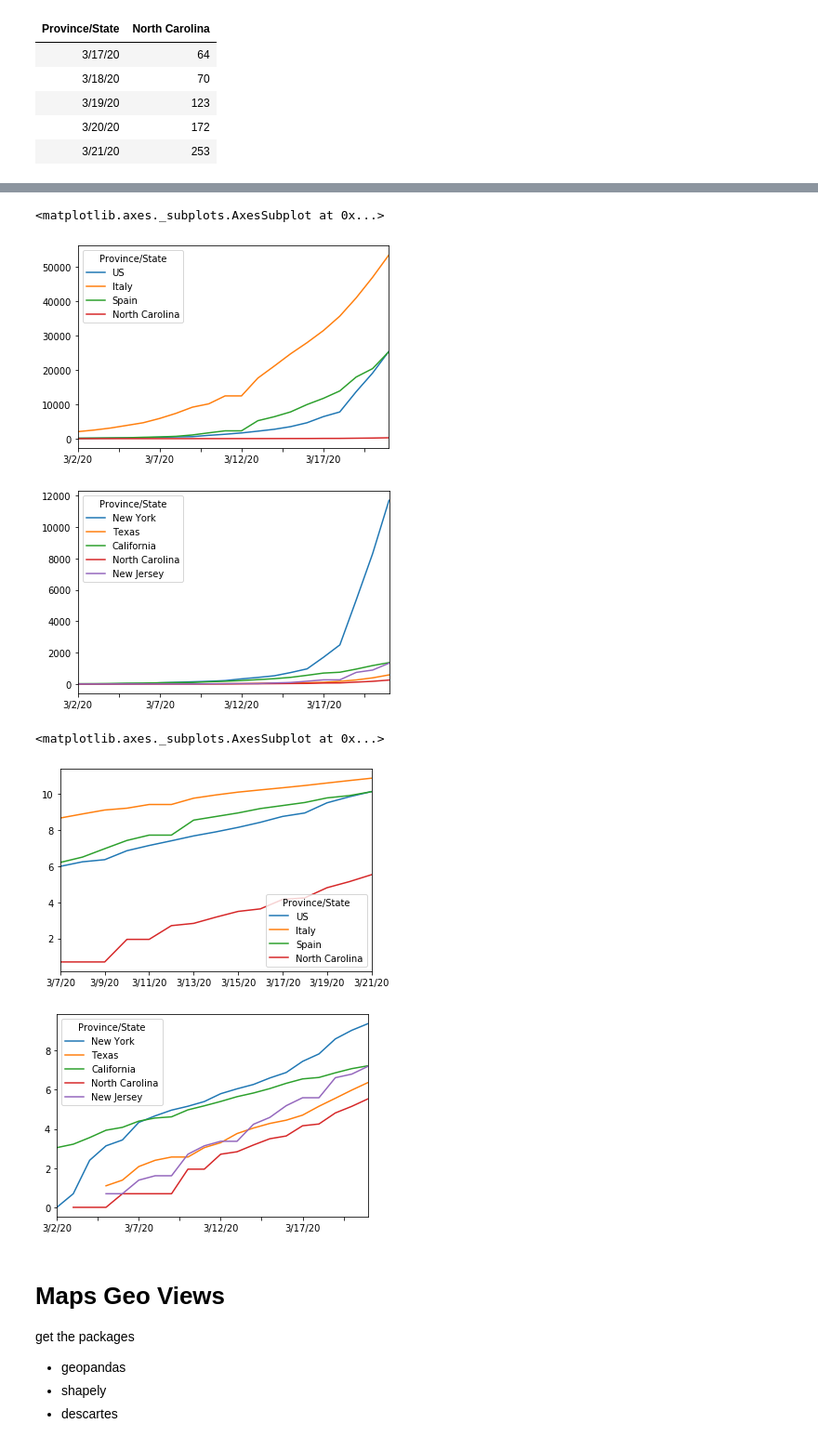
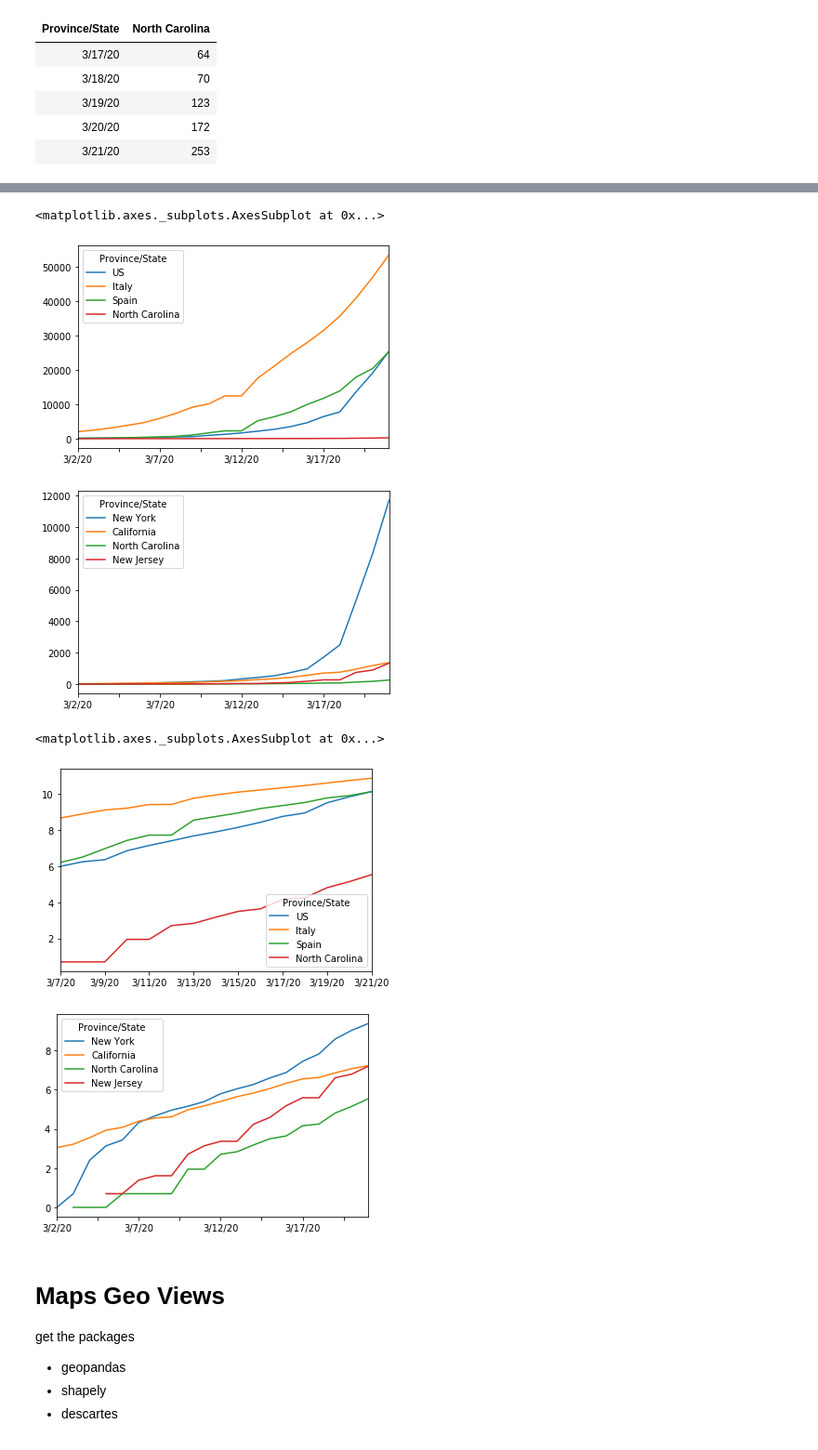
Before and after one commit to dougfoo/machineLearning, a Jupyter notebook: covid/COVID-Analysis-2.ipynb, the cells around one changed output, grey strips where cells are left out. Shown at 93% size. Cells and saved outputs as stored; diff of their text form; code cells hidden in the pictures.

Commit message:
cleared a few states on plots

```diff
--- a/covid/COVID-Analysis-2.ipynb
+++ b/covid/COVID-Analysis-2.ipynb
@@ -202,16 +183,13 @@ for state,code in [('New York','NY'), ('New Jersey','NJ'), ('North Carolina','NC
 # %%
-confirmed_st = extractState(confirmed_us, 'Texas', 'TX')
-confirmed_st['New York'] = ExtractState(confirmed_us, 'New York', 'NY')
+confirmed_st = ExtractState(confirmed_us, 'New York', 'NY')
 confirmed_st['California'] = ExtractState(confirmed_us, 'California', 'CA')
 confirmed_st['North Carolina'] = ExtractState(confirmed_us, 'North Carolina', 'NC')
 confirmed_st['New Jersey'] = ExtractState(confirmed_us, 'New Jersey', 'NJ')
 
-confirmed_st['Japan'] = confirmed['Japan']
 confirmed_st['Spain'] = confirmed['Spain']
 confirmed_st['Italy'] = confirmed['Italy']
 confirmed_st['Iran'] = confirmed['Iran']
 confirmed_st['France'] = confirmed['France']
-confirmed_st['Korea, South'] = confirmed['Korea, South']
 confirmed_st['US'] = confirmed['US']
 
 confirmed_st.tail()
@@ -232,17 +210,17 @@ confirmed_st.apply(np.log).tail(15).plot(figsize=(14,8))
 # %%
 confirmed_st[['US','Italy','Spain','North Carolina']].tail(20).plot()
-confirmed_st[['New York','Texas','California','North Carolina','New Jersey']].tail(20).plot()
+confirmed_st[['New York','California','North Carolina','New Jersey']].tail(20).plot()
 # %% [output]
 <matplotlib.axes._subplots.AxesSubplot at 0x...>
 [figure]
-[figure, old version]
+[figure, new version]
 # %%
 confirmed_st[['US','Italy','Spain','North Carolina']].apply(np.log).tail(15).plot()
-confirmed_st[['New York','Texas','California','North Carolina','New Jersey']].apply(np.log).tail(20).plot()
+confirmed_st[['New York','California','North Carolina','New Jersey']].apply(np.log).tail(20).plot()
 # %% [output]
 <matplotlib.axes._subplots.AxesSubplot at 0x...>
 [figure]
-[figure, old version]
+[figure, new version]
 # %% [markdown]
 # Maps Geo Views
 
```
Also changed, not shown: parts of 3 cells of this notebook.
